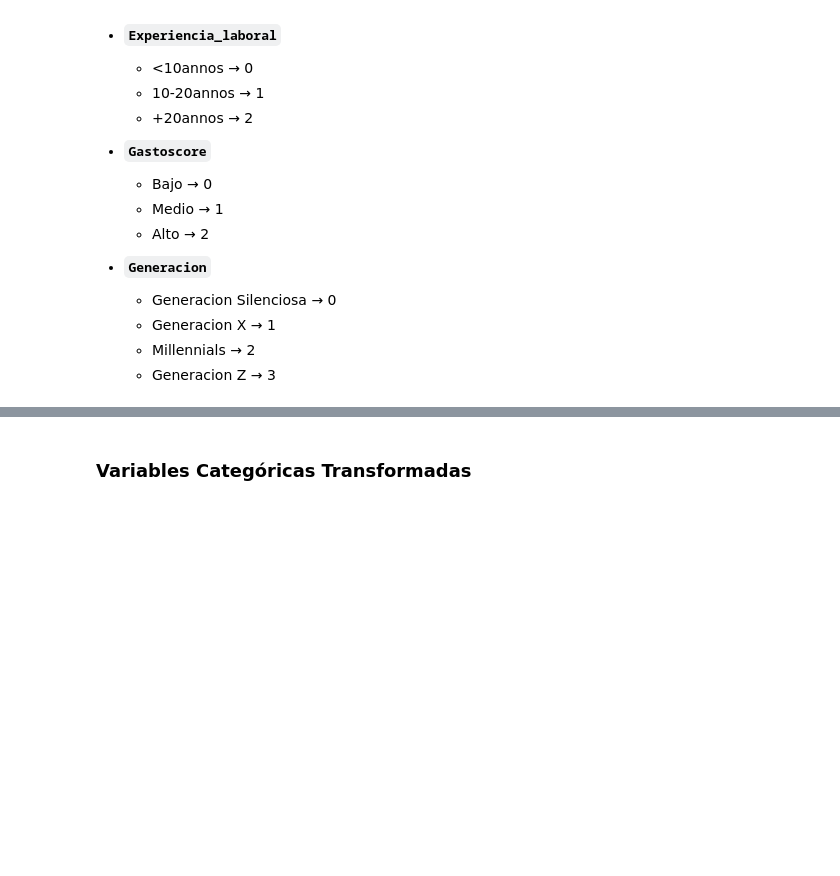
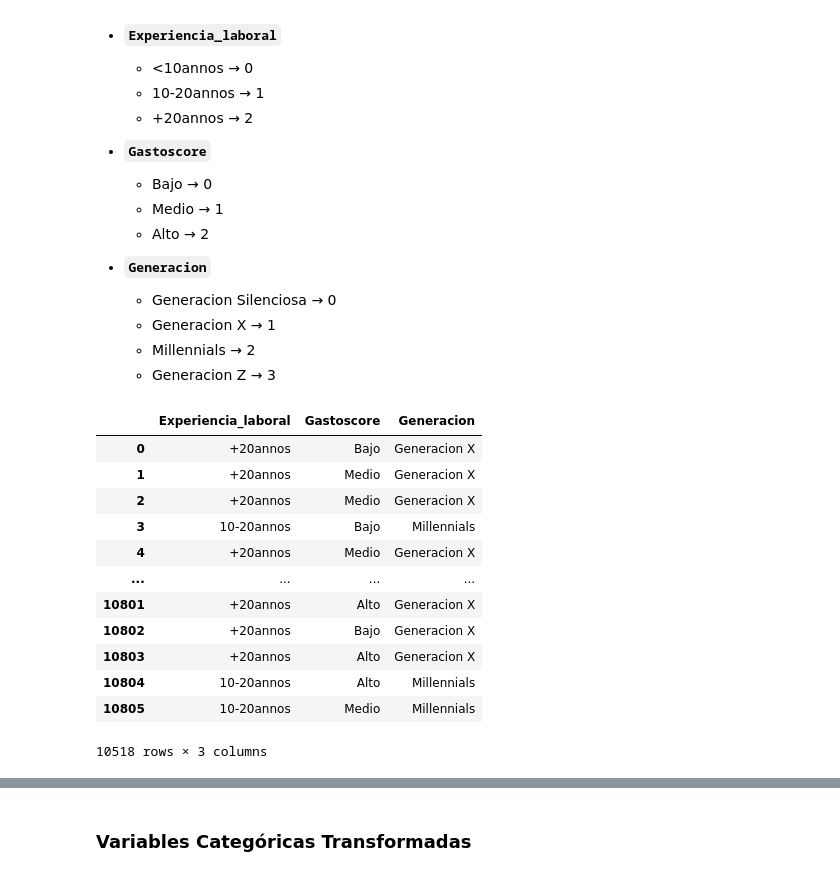
Before and after one commit to martinagg7/gd_pca, a Jupyter notebook: notebooks/01_cleaning.ipynb, the cells around one changed output, grey strips where cells are left out. Cells and saved outputs as stored; diff of their text form; code cells hidden in the pictures; blank space fills up the shorter version.

```diff
--- a/notebooks/01_cleaning.ipynb
+++ b/notebooks/01_cleaning.ipynb
@@ -461,0 +449,16 @@ df_pca['Generacion'] = df_pca['Generacion'].map(map_generacion)
+# %%
+df_pca[['Experiencia_laboral','Gastoscore','Generacion']]
+# %% [output]
+|  | Experiencia_laboral | Gastoscore | Generacion |
+| 0 | +20annos | Bajo | Generacion X |
+| 1 | +20annos | Medio | Generacion X |
+| 2 | +20annos | Medio | Generacion X |
+| 3 | 10-20annos | Bajo | Millennials |
+| 4 | +20annos | Medio | Generacion X |
+| ... | ... | ... | ... |
+| 10801 | +20annos | Alto | Generacion X |
+| 10802 | +20annos | Bajo | Generacion X |
+| 10803 | +20annos | Alto | Generacion X |
+| 10804 | 10-20annos | Alto | Millennials |
+| 10805 | 10-20annos | Medio | Millennials |
+10518 rows × 3 columns
```
Also changed, not shown: parts of 9 cells of this notebook, 4 other files.
